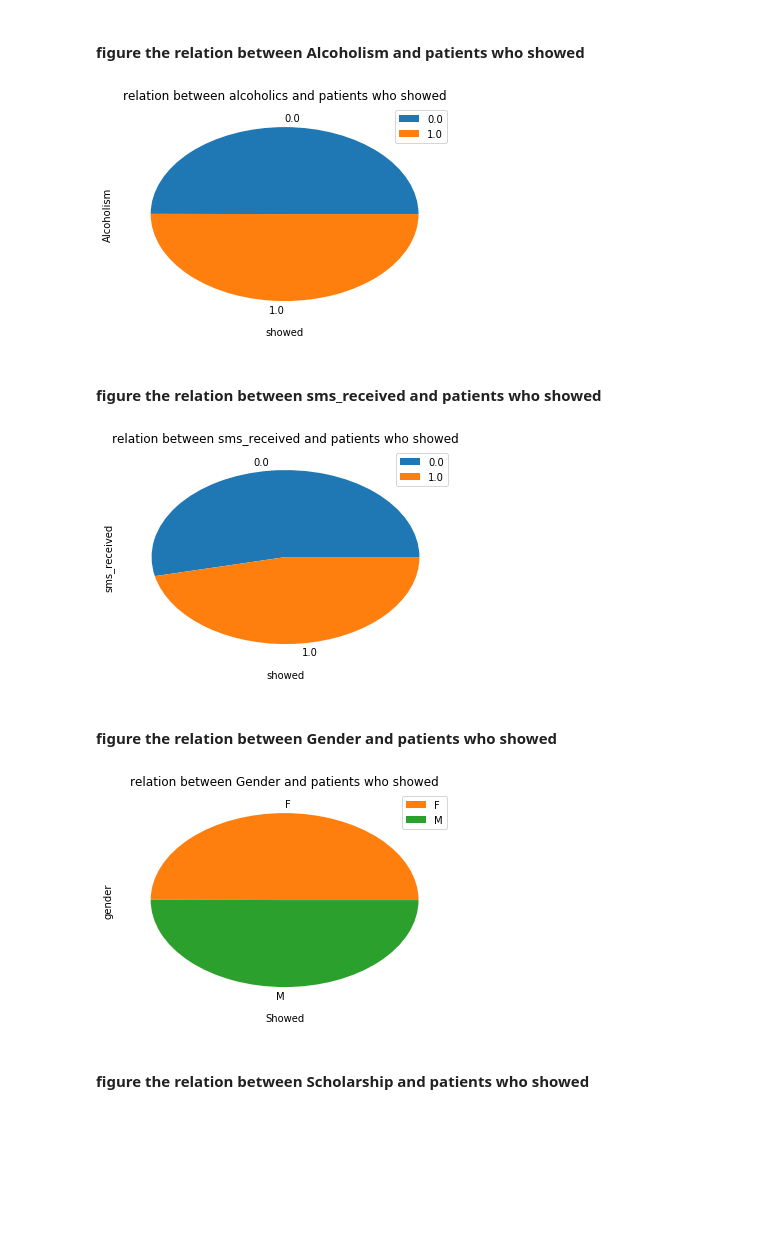
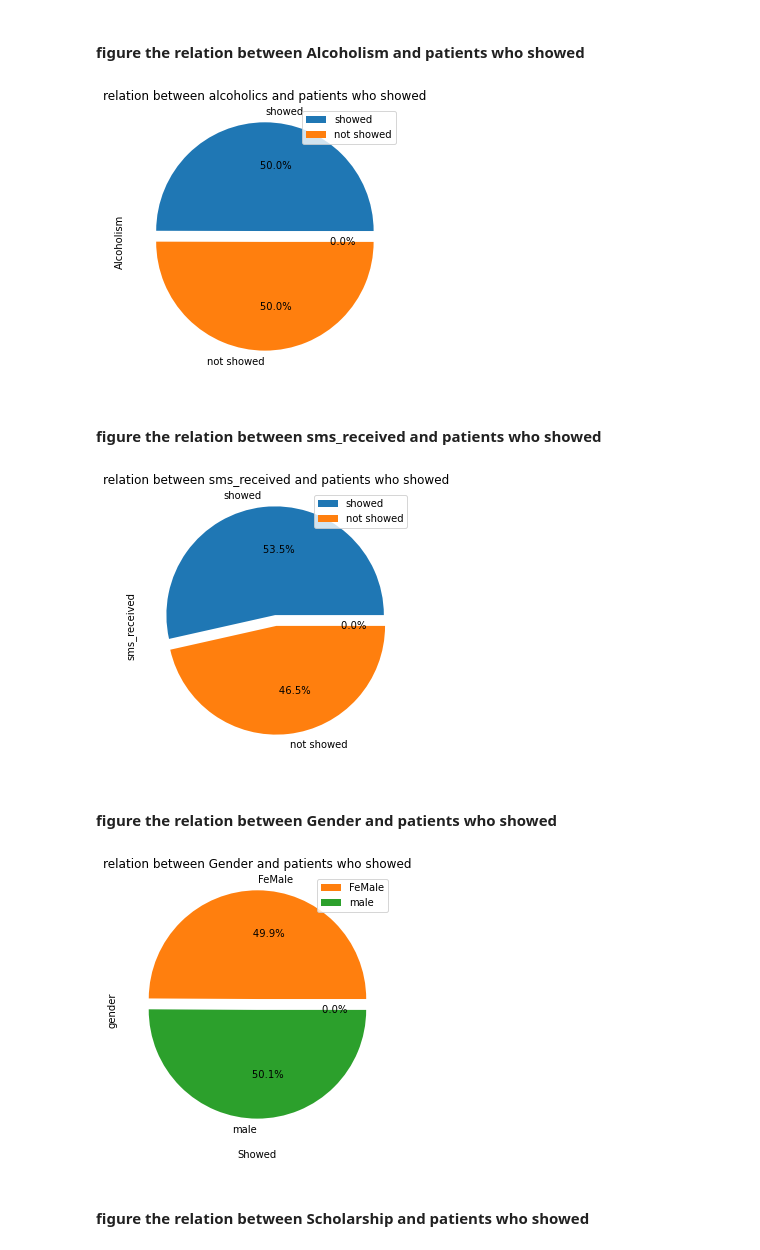
Before and after one commit to MOHAMMED-NASSER22/investigating_a_dataset-no-show-appointments-udacity, a Jupyter notebook: Investigate_a_Dataset.ipynb, the cells around one changed output. Drawn from its saved outputs; the diff is of its cells as text; code cells hidden in the pictures; blank space fills up the shorter version.

```diff
--- a/Investigate_a_Dataset.ipynb
+++ b/Investigate_a_Dataset.ipynb
@@ -225,33 +222,32 @@ plt.legend();
 #### figure  the relation between Alcoholism and patients who showed
 # %%
 
-df.groupby('alcoholism')['showed'].mean().plot(kind='pie' )
-plt.xlabel("showed")
+df.groupby('alcoholism')['showed'].mean().plot(kind='pie',figsize = (6 ,5 ) , explode =[0.1,0,0], autopct='%11.1f%%' , labels = ['showed', 'not showed' ,''])
 plt.ylabel('Alcoholism')
 plt.title("relation between alcoholics and patients who showed")
 plt.legend();
 # %% [output]
-[figure, old version]
+[figure, new version]
 # %% [markdown]
 #### figure  the relation between sms_received and patients who showed
 # %%
-df.groupby('sms_received')['showed'].mean().plot(kind='pie' )
-plt.xlabel("showed")
+df.groupby('sms_received')['showed'].mean().plot(kind='pie',figsize = (6 ,5 ) ,explode =[0.1,0,0] ,labels = ['showed', 'not showed' ,''], autopct='%11.1f%%')
+
 plt.ylabel('sms_received')
 plt.title("relation between sms_received and patients who showed")
 plt.legend();
 # %% [output]
-[figure, old version]
+[figure, new version]
 # %% [markdown]
 #### figure  the relation between Gender and patients who showed
 # %%
-df.groupby('gender')['showed'].mean().plot(kind='pie' )
+df.groupby('gender')['showed'].mean().plot(kind='pie' ,figsize = (6 ,5 ) ,explode =[0,0.1,0]  ,labels = ['', 'FeMale' ,'male'] , autopct='%11.1f%%')
 plt.xlabel("Showed")
 plt.ylabel("gender")
 plt.title("relation between Gender and patients who showed")
 plt.legend();
 # %% [output]
-[figure, old version]
+[figure, new version]
 # %% [markdown]
 #### figure  the relation between Scholarship and patients who showed
 # %%
```
Also changed, not shown: parts of 13 cells of this notebook.
